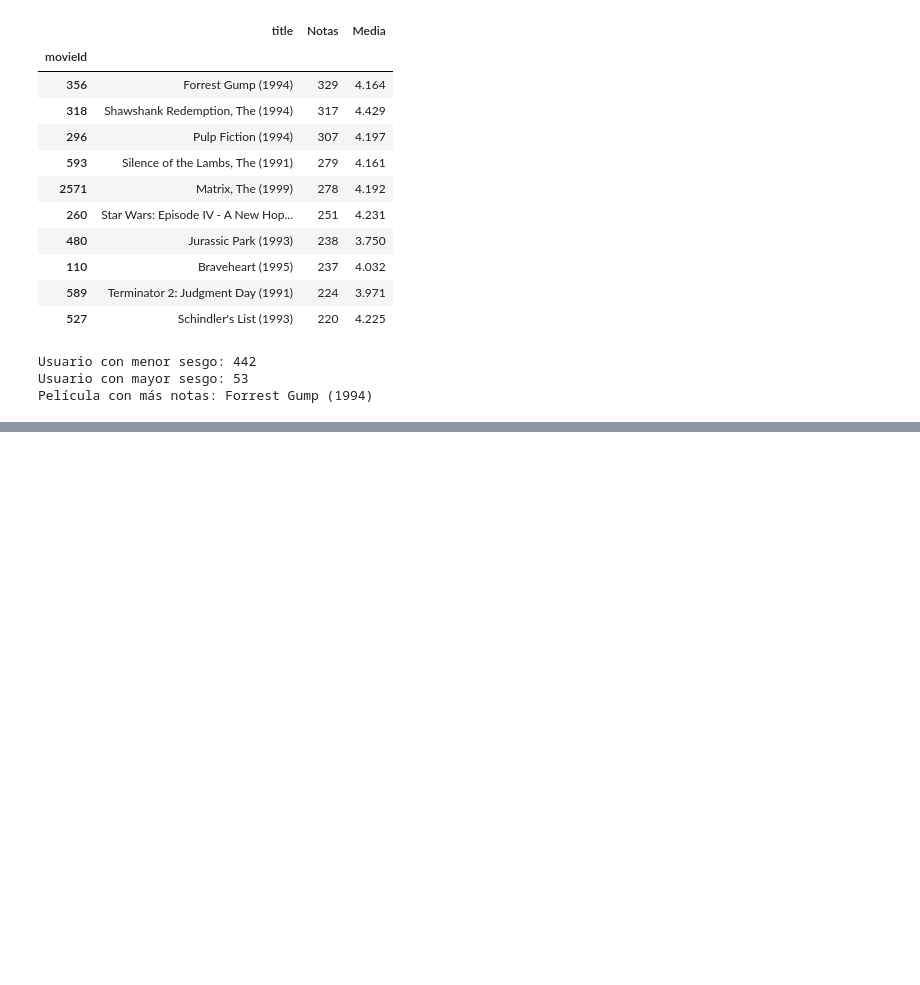
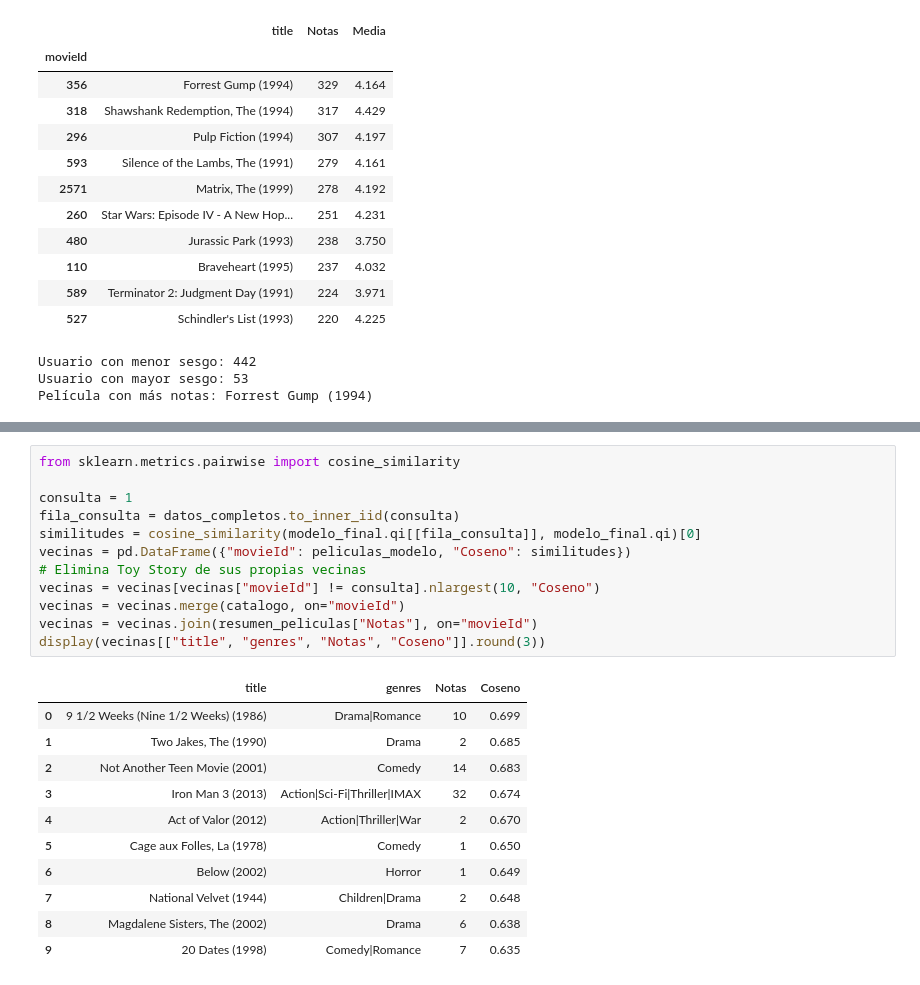
Before and after one commit to borja-parra/practica-recomendador-movielens, a Jupyter notebook: practica_movielens.ipynb, the cells around one changed output, grey strips where cells are left out. Drawn from its saved outputs; the diff is of its cells as text; blank space fills up the shorter version.

Commit message:
Busca diez películas cercanas a Toy Story

```diff
--- a/practica_movielens.ipynb
+++ b/practica_movielens.ipynb
@@ -276,0 +281,24 @@ Película con más notas: Forrest Gump (1994)
+# %%
+from sklearn.metrics.pairwise import cosine_similarity
+
+consulta = 1
+fila_consulta = datos_completos.to_inner_iid(consulta)
+similitudes = cosine_similarity(modelo_final.qi[[fila_consulta]], modelo_final.qi)[0]
+vecinas = pd.DataFrame({"movieId": peliculas_modelo, "Coseno": similitudes})
+# Elimina Toy Story de sus propias vecinas
+vecinas = vecinas[vecinas["movieId"] != consulta].nlargest(10, "Coseno")
+vecinas = vecinas.merge(catalogo, on="movieId")
+vecinas = vecinas.join(resumen_peliculas["Notas"], on="movieId")
+display(vecinas[["title", "genres", "Notas", "Coseno"]].round(3))
+# %% [output]
+|  | title | genres | Notas | Coseno |
+| 0 | 9 1/2 Weeks (Nine 1/2 Weeks) (1986) | Drama|Romance | 10 | 0.699 |
+| 1 | Two Jakes, The (1990) | Drama | 2 | 0.685 |
+| 2 | Not Another Teen Movie (2001) | Comedy | 14 | 0.683 |
+| 3 | Iron Man 3 (2013) | Action|Sci-Fi|Thriller|IMAX | 32 | 0.674 |
+| 4 | Act of Valor (2012) | Action|Thriller|War | 2 | 0.670 |
+| 5 | Cage aux Folles, La (1978) | Comedy | 1 | 0.650 |
+| 6 | Below (2002) | Horror | 1 | 0.649 |
+| 7 | National Velvet (1944) | Children|Drama | 2 | 0.648 |
+| 8 | Magdalene Sisters, The (2002) | Drama | 6 | 0.638 |
+| 9 | 20 Dates (1998) | Comedy|Romance | 7 | 0.635 |
```
Also changed, not shown: parts of 1 cell of this notebook.
